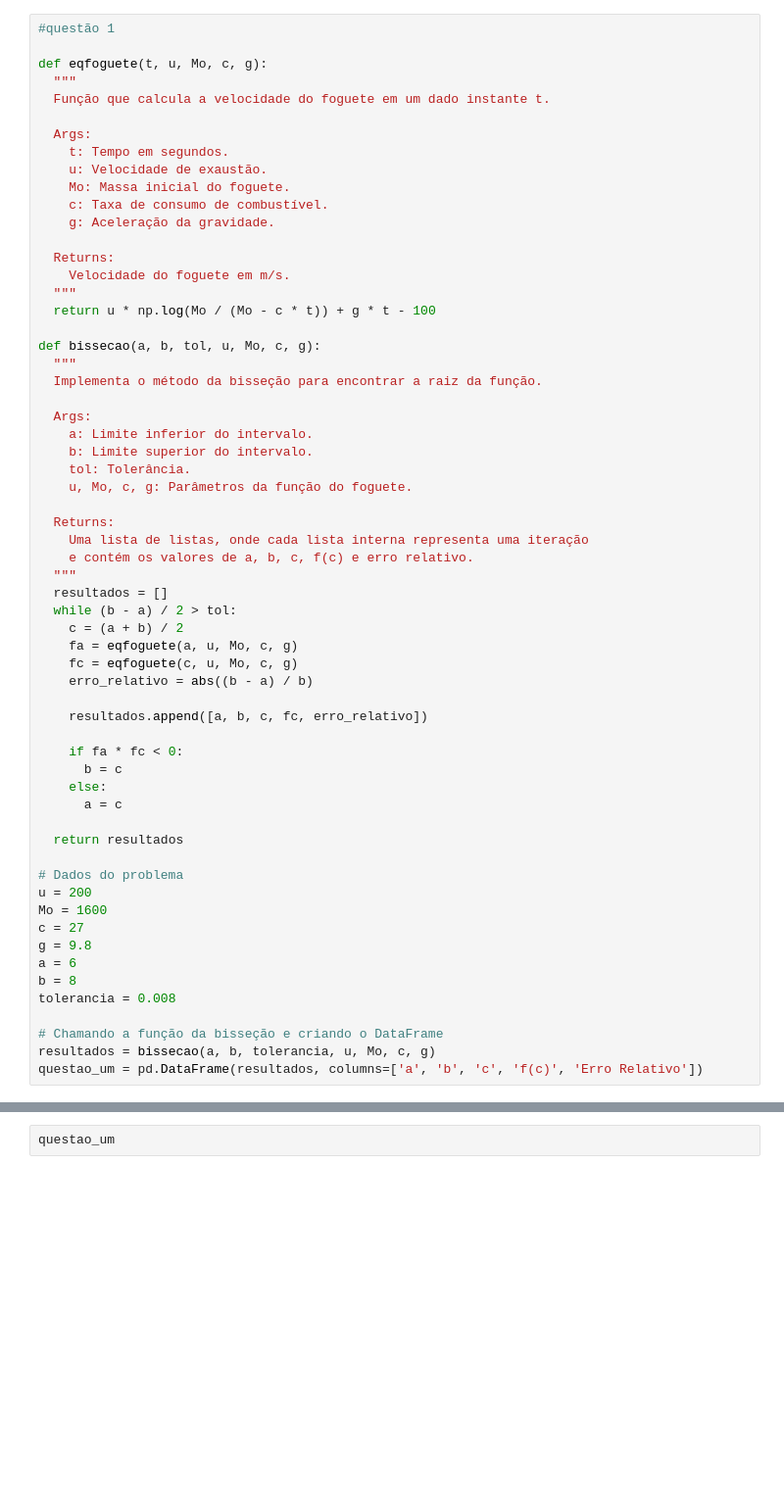
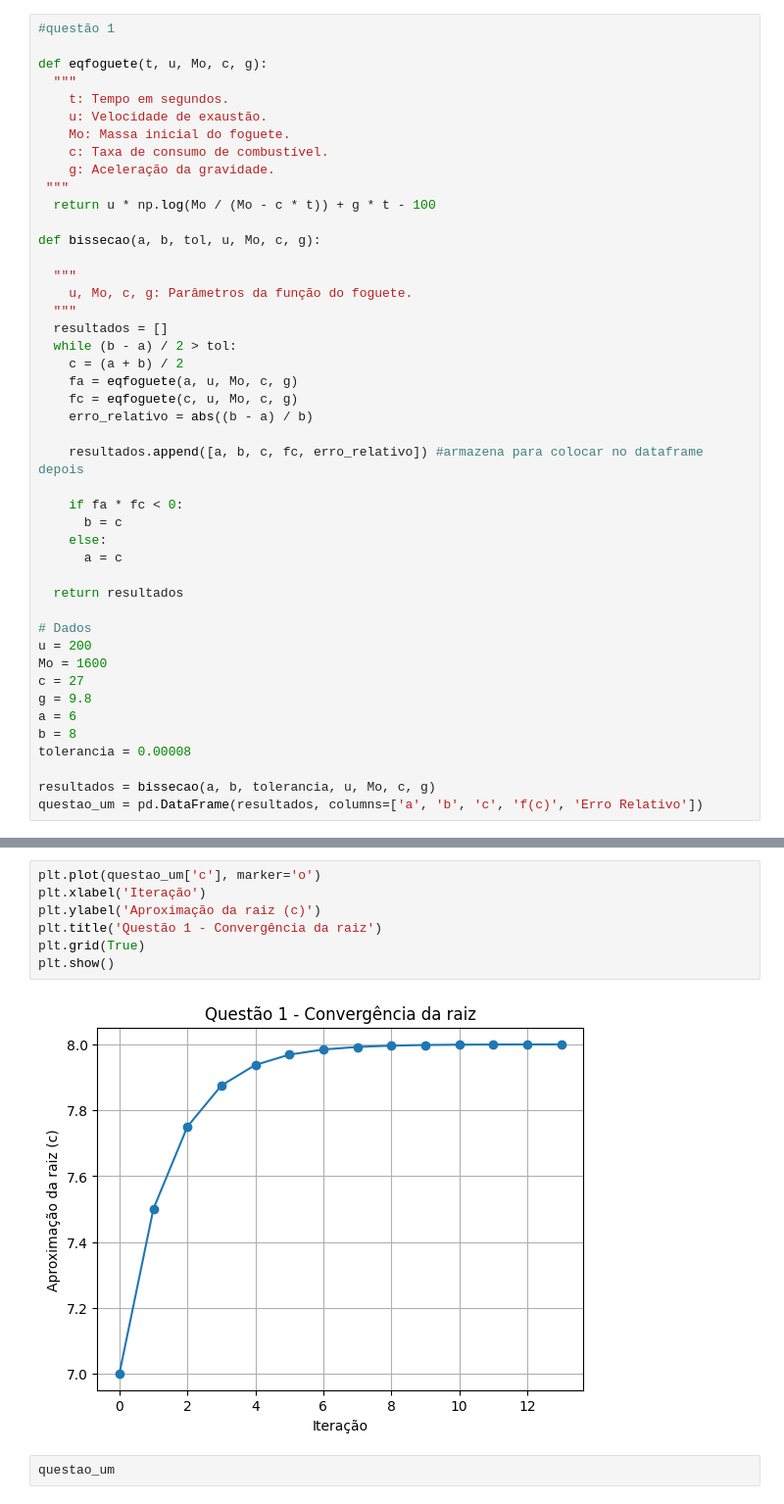
Before and after one commit to flaviofilho001/Prova1CalcNumerico, a Jupyter notebook: questoes.ipynb, the cells around one changed output, grey strips where cells are left out. Shown: that part at 98% size. Saved outputs shown, nothing was run; the diff lists cells and outputs as text; blank space fills up the shorter version.

```diff
--- a/questoes.ipynb
+++ b/questoes.ipynb
@@ -7,33 +8,18 @@ import math
 
 def eqfoguete(t, u, Mo, c, g):
   """
-  Função que calcula a velocidade do foguete em um dado instante t.
-
-  Args:
     t: Tempo em segundos.
     u: Velocidade de exaustão.
     Mo: Massa inicial do foguete.
     c: Taxa de consumo de combustível.
     g: Aceleração da gravidade.
-
-  Returns:
-    Velocidade do foguete em m/s.
-  """
+ """
   return u * np.log(Mo / (Mo - c * t)) + g * t - 100
 
 def bissecao(a, b, tol, u, Mo, c, g):
+
   """
-  Implementa o método da bisseção para encontrar a raiz da função.
-
-  Args:
-    a: Limite inferior do intervalo.
-    b: Limite superior do intervalo.
-    tol: Tolerância.
     u, Mo, c, g: Parâmetros da função do foguete.
-
-  Returns:
-    Uma lista de listas, onde cada lista interna representa uma iteração
-    e contém os valores de a, b, c, f(c) e erro relativo.
   """
   resultados = []
   while (b - a) / 2 > tol:
@@ -42,7 +28,7 @@ def bissecao(a, b, tol, u, Mo, c, g):
     fc = eqfoguete(c, u, Mo, c, g)
     erro_relativo = abs((b - a) / b)
 
-    resultados.append([a, b, c, fc, erro_relativo])
+    resultados.append([a, b, c, fc, erro_relativo]) #armazena para colocar no dataframe depois
 
     if fa * fc < 0:
       b = c
@@ -51,15 +37,14 @@ def bissecao(a, b, tol, u, Mo, c, g):
 
   return resultados
 
-# Dados do problema
+# Dados
 u = 200
 Mo = 1600
 c = 27
 g = 9.8
 a = 6
 b = 8
-tolerancia = 0.008
+tolerancia = 0.00008
 
-# Chamando a função da bisseção e criando o DataFrame
 resultados = bissecao(a, b, tolerancia, u, Mo, c, g)
 questao_um = pd.DataFrame(resultados, columns=['a', 'b', 'c', 'f(c)', 'Erro Relativo'])
@@ -66,3 +69,12 @@ questao_um = pd.DataFrame(resultados, columns=['a', 'b', 'c', 'f(c)', 'Erro Rela
+# %%
+plt.plot(questao_um['c'], marker='o')
+plt.xlabel('Iteração')
+plt.ylabel('Aproximação da raiz (c)')
+plt.title('Questão 1 - Convergência da raiz')
+plt.grid(True)
+plt.show()
+# %% [output]
+[figure, added]
 # %%
 questao_um
 # %% [output]
```
Also changed, not shown: parts of 8 cells of this notebook, 3 other files.
